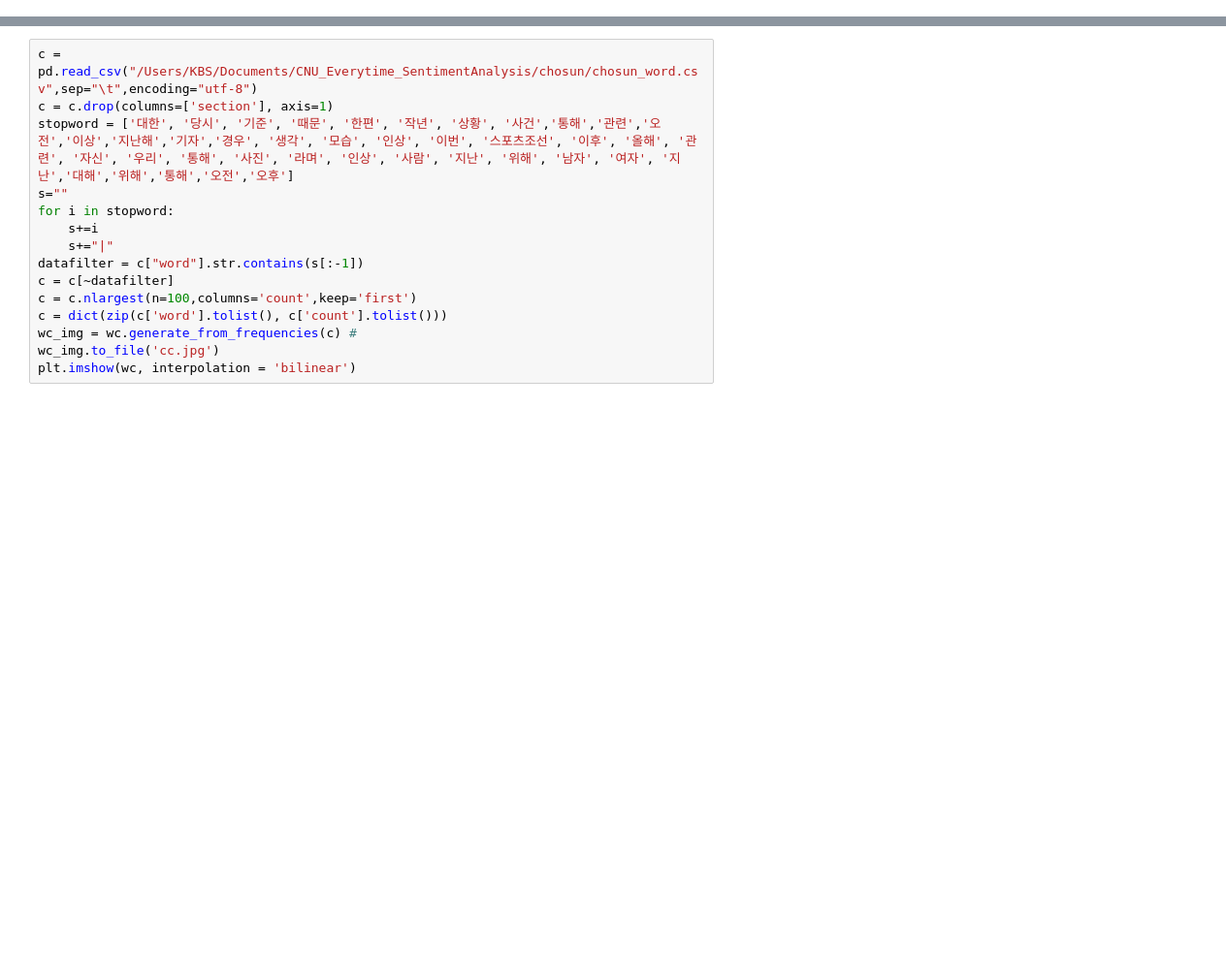
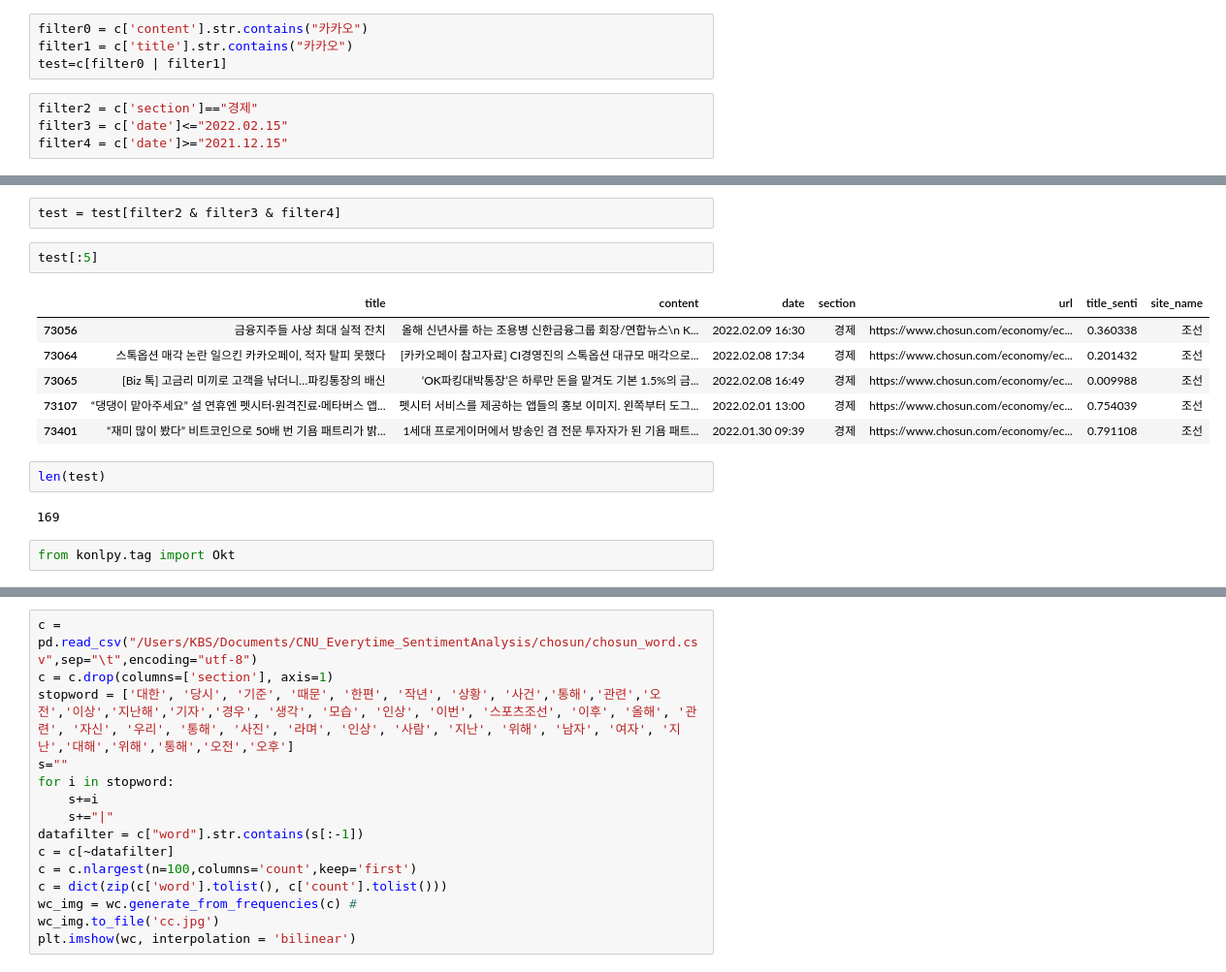
Before and after one commit to remonpie1814/CNU_Everytime_SentimentAnalysis, a Jupyter notebook: kbs/Chosun_wordcloud.ipynb, the cells around one changed output, grey strips where cells are left out. Shown at 97% size. Drawn from its saved outputs; the diff is of its cells as text; blank space fills up the shorter version.

```diff
--- a/kbs/Chosun_wordcloud.ipynb
+++ b/kbs/Chosun_wordcloud.ipynb
@@ -0,0 +21,8 @@
+# %%
+filter0 = c['content'].str.contains("카카오")
+filter1 = c['title'].str.contains("카카오")
+test=c[filter0 | filter1]
+# %%
+filter2 = c['section']=="경제"
+filter3 = c['date']<="2022.02.15"
+filter4 = c['date']>="2021.12.15"
@@ -0,0 +44,17 @@
+# %%
+test = test[filter2 & filter3 & filter4]
+# %%
+test[:5]
+# %% [output]
+|  | title | content | date | section | url | title_senti | site_name |
+| 73056 | 금융지주들 사상 최대 실적 잔치 | 올해 신년사를 하는 조용병 신한금융그룹 회장/연합뉴스\n K... | 2022.02.09 16:30 | 경제 | https://www.chosun.com/economy/ec... | 0.360338 | 조선 |
+| 73064 | 스톡옵션 매각 논란 일으킨 카카오페이, 적자 탈피 못했다 | [카카오페이 참고자료] CI경영진의 스톡옵션 대규모 매각으로... | 2022.02.08 17:34 | 경제 | https://www.chosun.com/economy/ec... | 0.201432 | 조선 |
+| 73065 | [Biz 톡] 고금리 미끼로 고객을 낚더니…파킹통장의 배신 | ‘OK파킹대박통장’은 하루만 돈을 맡겨도 기본 1.5%의 금... | 2022.02.08 16:49 | 경제 | https://www.chosun.com/economy/ec... | 0.009988 | 조선 |
+| 73107 | “댕댕이 맡아주세요” 설 연휴엔 펫시터·원격진료·메타버스 앱... | 펫시터 서비스를 제공하는 앱들의 홍보 이미지. 왼쪽부터 도그... | 2022.02.01 13:00 | 경제 | https://www.chosun.com/economy/ec... | 0.754039 | 조선 |
+| 73401 | “재미 많이 봤다” 비트코인으로 50배 번 기욤 패트리가 밝... | 1세대 프로게이머에서 방송인 겸 전문 투자자가 된 기욤 패트... | 2022.01.30 09:39 | 경제 | https://www.chosun.com/economy/ec... | 0.791108 | 조선 |
+# %%
+len(test)
+# %% [output]
+169
+# %%
+from konlpy.tag import Okt
```
Also changed, not shown: parts of 20 cells of this notebook.
